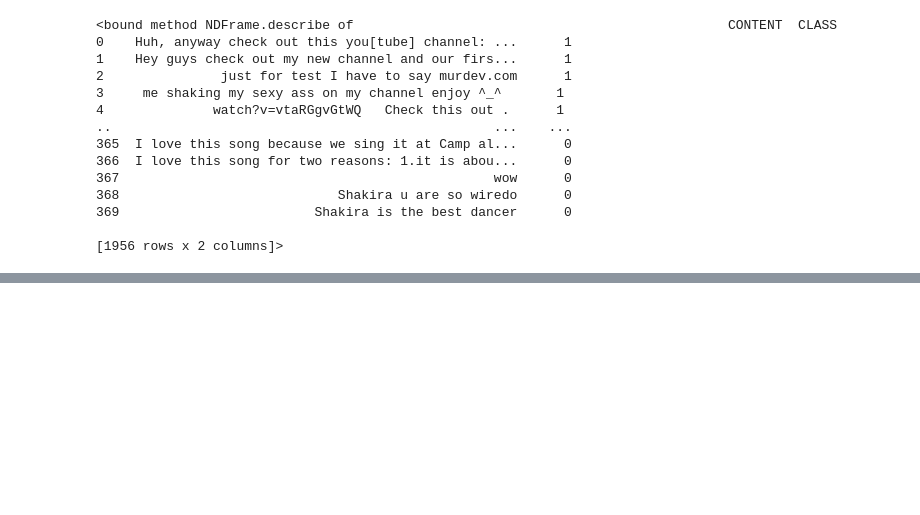
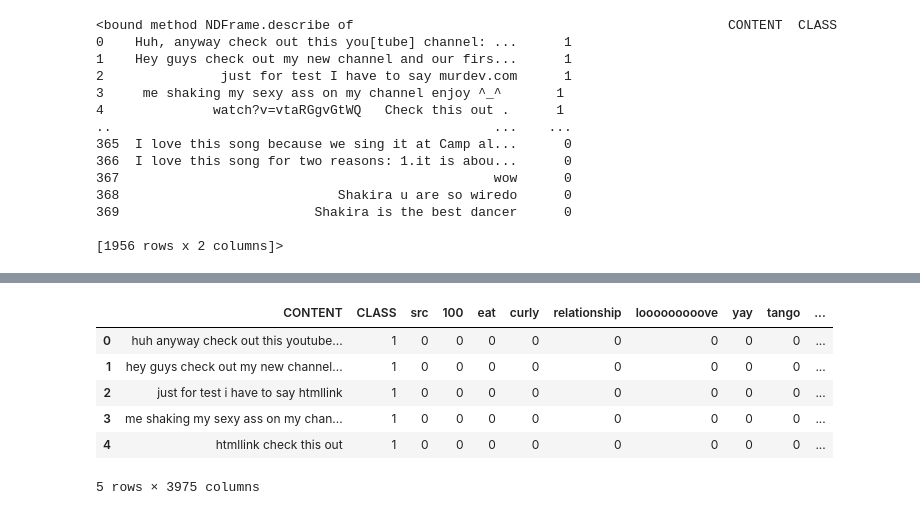
Before and after one commit to datarepresentation/spam-detector, a Jupyter notebook: spamDetector_EDA.ipynb, the cells around one changed output, grey strips where cells are left out. Drawn from its saved outputs; the diff is of its cells as text; code cells hidden in the pictures; blank space fills up the shorter version.

```diff
--- a/spamDetector_EDA.ipynb
+++ b/spamDetector_EDA.ipynb
@@ -134,0 +213,10 @@ print(df.describe)
+# %%
+df.head()
+# %% [output]
+|  | CONTENT | CLASS | src | 100 | eat | curly | relationship | looooooooove | yay | tango | ... |
+| 0 | huh anyway check out this youtube... | 1 | 0 | 0 | 0 | 0 | 0 | 0 | 0 | 0 | ... |
+| 1 | hey guys check out my new channel... | 1 | 0 | 0 | 0 | 0 | 0 | 0 | 0 | 0 | ... |
+| 2 | just for test i have to say htmllink | 1 | 0 | 0 | 0 | 0 | 0 | 0 | 0 | 0 | ... |
+| 3 | me shaking my sexy ass on my chan... | 1 | 0 | 0 | 0 | 0 | 0 | 0 | 0 | 0 | ... |
+| 4 | htmllink check this out | 1 | 0 | 0 | 0 | 0 | 0 | 0 | 0 | 0 | ... |
+5 rows × 3975 columns
```
Also changed, not shown: parts of 26 cells of this notebook.
